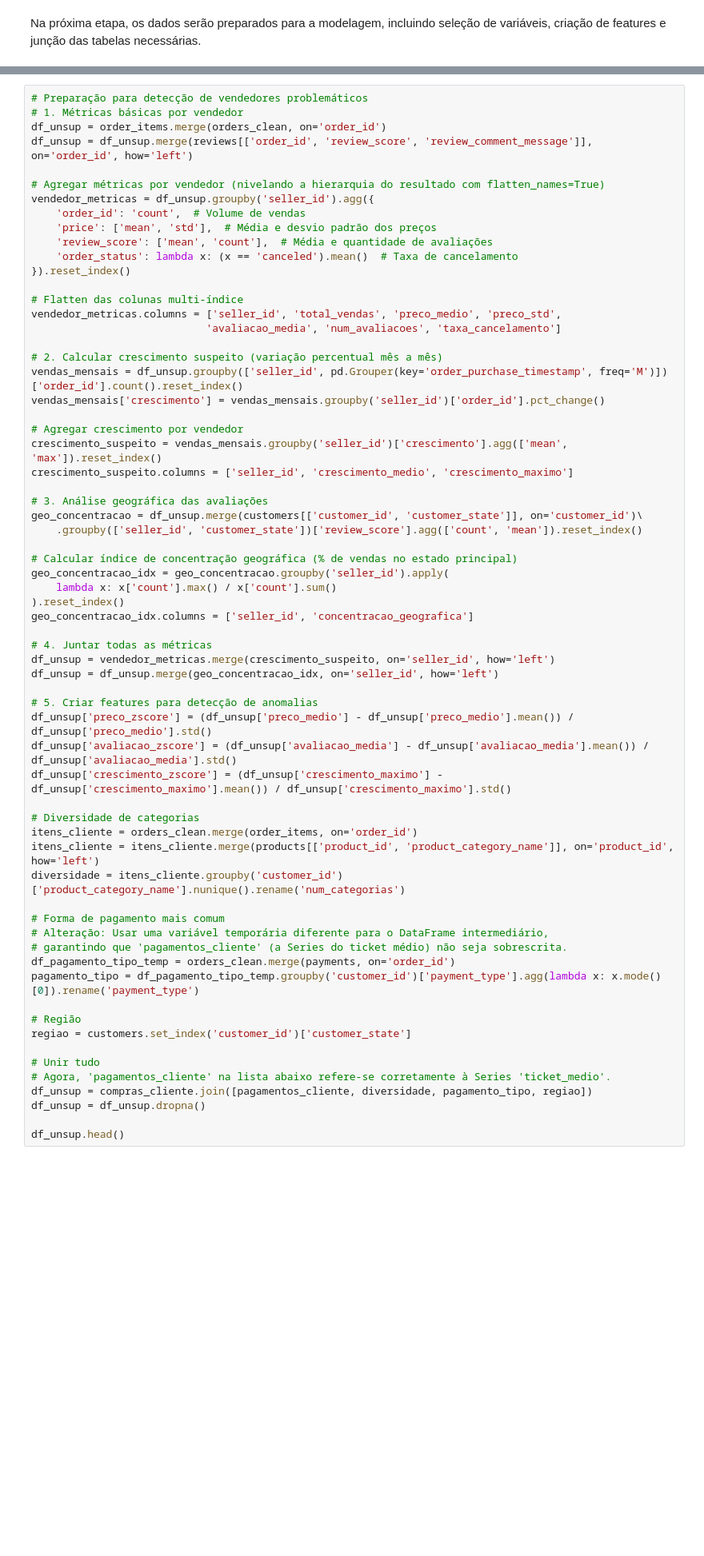
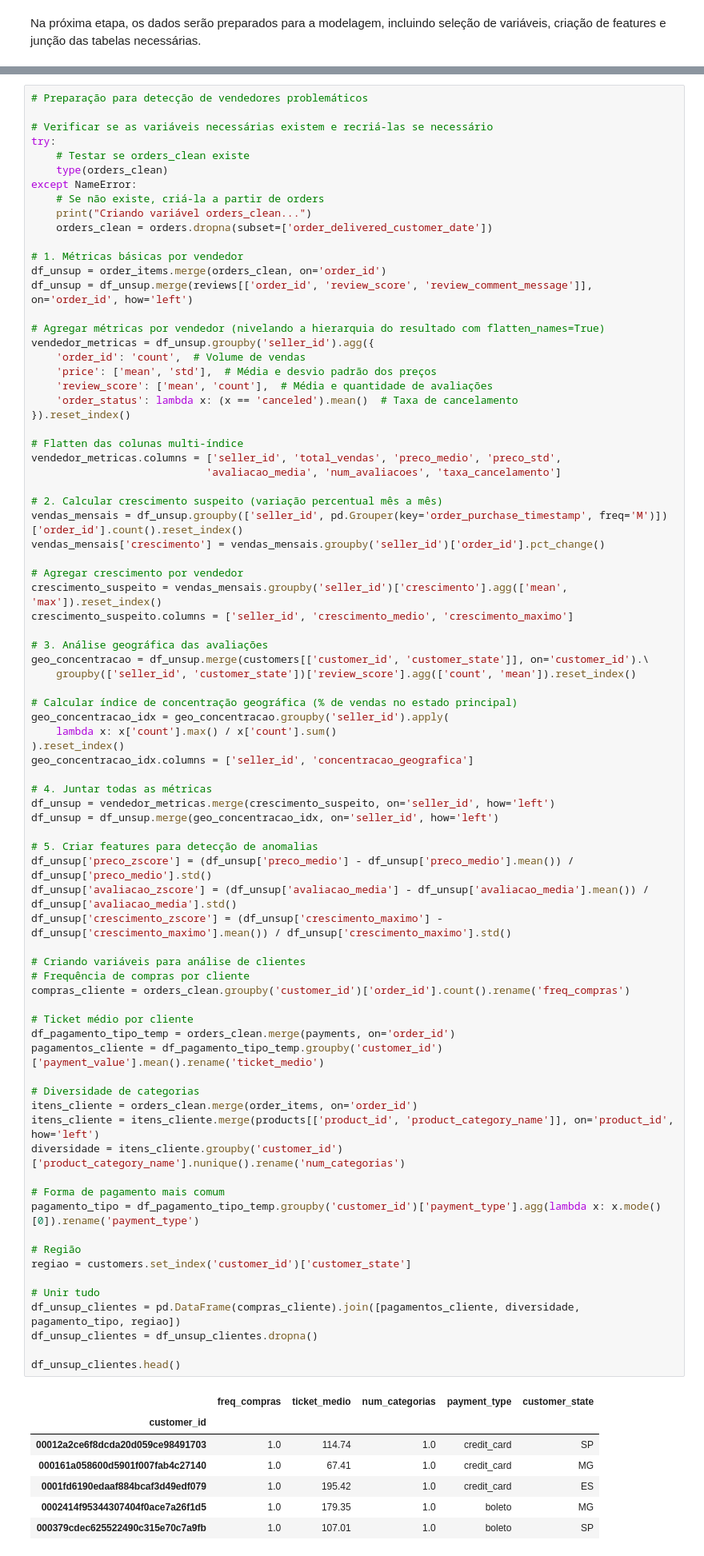
Before and after one commit to skaduhs5232/machine-learning-av2, a Jupyter notebook: main.ipynb, the cells around one changed output, grey strips where cells are left out. Shown at 80% size. Drawn from its saved outputs; the diff is of its cells as text; blank space fills up the shorter version.

```diff
--- a/main.ipynb
+++ b/main.ipynb
@@ -439,6 +485,16 @@ Vamos criar um dataset agregando informações por cliente:
 - Forma de pagamento mais comum
 # %%
 # Preparação para detecção de vendedores problemáticos
+
+# Verificar se as variáveis necessárias existem e recriá-las se necessário
+try:
+    # Testar se orders_clean existe
+    type(orders_clean)
+except NameError:
+    # Se não existe, criá-la a partir de orders
+    print("Criando variável orders_clean...")
+    orders_clean = orders.dropna(subset=['order_delivered_customer_date'])
+
 # 1. Métricas básicas por vendedor
 df_unsup = order_items.merge(orders_clean, on='order_id')
 df_unsup = df_unsup.merge(reviews[['order_id', 'review_score', 'review_comment_message']], on='order_id', how='left')
@@ -464,44 +520,56 @@ crescimento_suspeito = vendas_mensais.groupby('seller_id')['crescimento'].agg(['
 crescimento_suspeito.columns = ['seller_id', 'crescimento_medio', 'crescimento_maximo']
 
 # 3. Análise geográfica das avaliações
-geo_concentracao = df_unsup.merge(customers[['customer_id', 'customer_state']], on='customer_id')\
-    .groupby(['seller_id', 'customer_state'])['review_score'].agg(['count', 'mean']).reset_index()
+geo_concentracao = df_unsup.merge(customers[['customer_id', 'customer_state']], on='customer_id').\
+    groupby(['seller_id', 'customer_state'])['review_score'].agg(['count', 'mean']).reset_index()
 
 # Calcular índice de concentração geográfica (% de vendas no estado principal)
 geo_concentracao_idx = geo_concentracao.groupby('seller_id').apply(
     lambda x: x['count'].max() / x['count'].sum()
 ).reset_index()
 geo_concentracao_idx.columns = ['seller_id', 'concentracao_geografica']
 
 # 4. Juntar todas as métricas
 df_unsup = vendedor_metricas.merge(crescimento_suspeito, on='seller_id', how='left')
 df_unsup = df_unsup.merge(geo_concentracao_idx, on='seller_id', how='left')
 
 # 5. Criar features para detecção de anomalias
 df_unsup['preco_zscore'] = (df_unsup['preco_medio'] - df_unsup['preco_medio'].mean()) / df_unsup['preco_medio'].std()
 df_unsup['avaliacao_zscore'] = (df_unsup['avaliacao_media'] - df_unsup['avaliacao_media'].mean()) / df_unsup['avaliacao_media'].std()
 df_unsup['crescimento_zscore'] = (df_unsup['crescimento_maximo'] - df_unsup['crescimento_maximo'].mean()) / df_unsup['crescimento_maximo'].std()
 
+# Criando variáveis para análise de clientes
+# Frequência de compras por cliente
+compras_cliente = orders_clean.groupby('customer_id')['order_id'].count().rename('freq_compras')
+
+# Ticket médio por cliente
+df_pagamento_tipo_temp = orders_clean.merge(payments, on='order_id')
+pagamentos_cliente = df_pagamento_tipo_temp.groupby('customer_id')['payment_value'].mean().rename('ticket_medio')
+
 # Diversidade de categorias
 itens_cliente = orders_clean.merge(order_items, on='order_id')
 itens_cliente = itens_cliente.merge(products[['product_id', 'product_category_name']], on='product_id', how='left')
 diversidade = itens_cliente.groupby('customer_id')['product_category_name'].nunique().rename('num_categorias')
 
 # Forma de pagamento mais comum
-# Alteração: Usar uma variável temporária diferente para o DataFrame intermediário,
-# garantindo que 'pagamentos_cliente' (a Series do ticket médio) não seja sobrescrita.
-df_pagamento_tipo_temp = orders_clean.merge(payments, on='order_id')
 pagamento_tipo = df_pagamento_tipo_temp.groupby('customer_id')['payment_type'].agg(lambda x: x.mode()[0]).rename('payment_type')
 
 # Região
 regiao = customers.set_index('customer_id')['customer_state']
 
 # Unir tudo
-# Agora, 'pagamentos_cliente' na lista abaixo refere-se corretamente à Series 'ticket_medio'.
-df_unsup = compras_cliente.join([pagamentos_cliente, diversidade, pagamento_tipo, regiao])
-df_unsup = df_unsup.dropna()
+df_unsup_clientes = pd.DataFrame(compras_cliente).join([pagamentos_cliente, diversidade, pagamento_tipo, regiao])
+df_unsup_clientes = df_unsup_clientes.dropna()
 
-df_unsup.head()
+df_unsup_clientes.head()
+# %% [output]
+|  | freq_compras | ticket_medio | num_categorias | payment_type | customer_state |
+| customer_id |  |  |  |  |  |
+| 00012a2ce6f8dcda20d059ce98491703 | 1.0 | 114.74 | 1.0 | credit_card | SP |
+| 000161a058600d5901f007fab4c27140 | 1.0 | 67.41 | 1.0 | credit_card | MG |
+| 0001fd6190edaaf884bcaf3d49edf079 | 1.0 | 195.42 | 1.0 | credit_card | ES |
+| 0002414f95344307404f0ace7a26f1d5 | 1.0 | 179.35 | 1.0 | boleto | MG |
+| 000379cdec625522490c315e70c7a9fb | 1.0 | 107.01 | 1.0 | boleto | SP |
 # %% [markdown]
 Os dados estão prontos para a modelagem! A seguir, serão aplicados os algoritmos de machine learning para cada abordagem.
 # %% [markdown]
```
Also changed, not shown: parts of 13 cells of this notebook, 1 other file.
